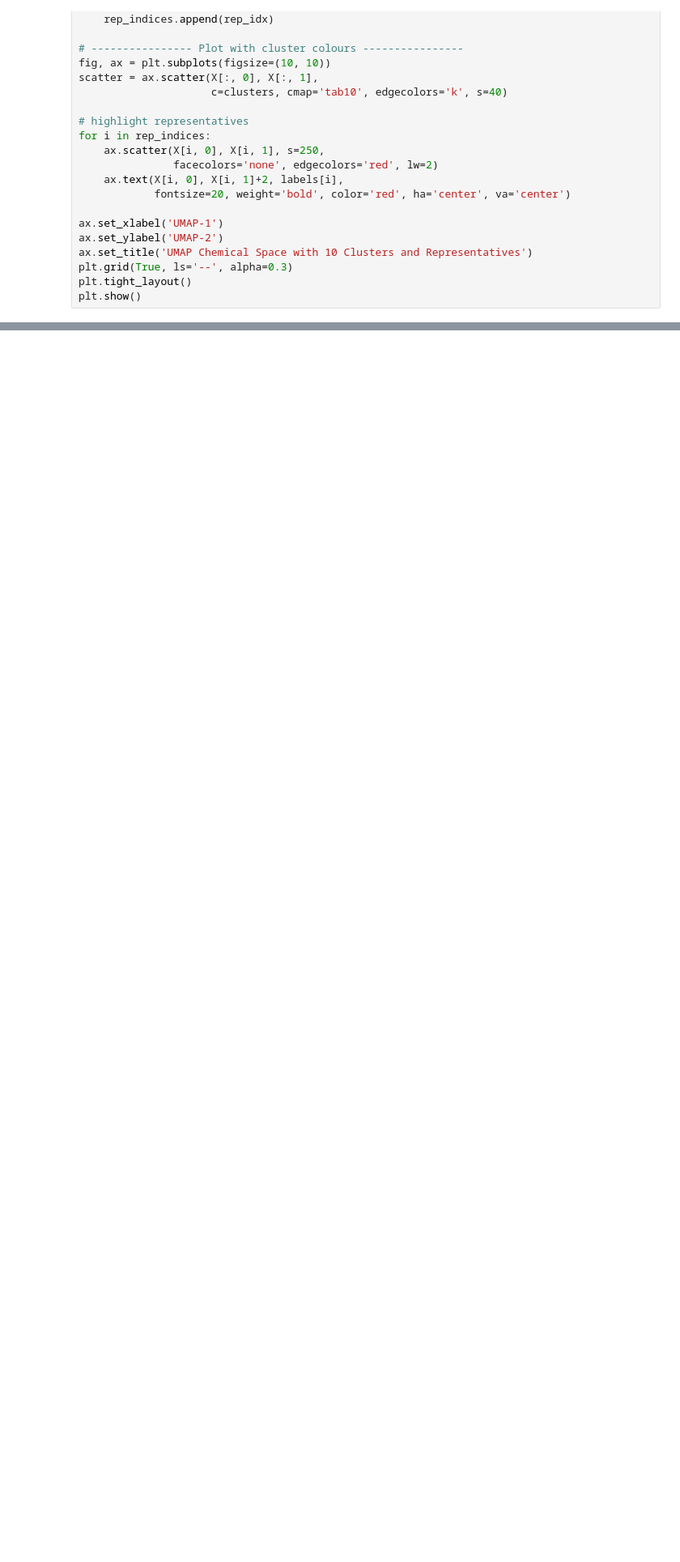
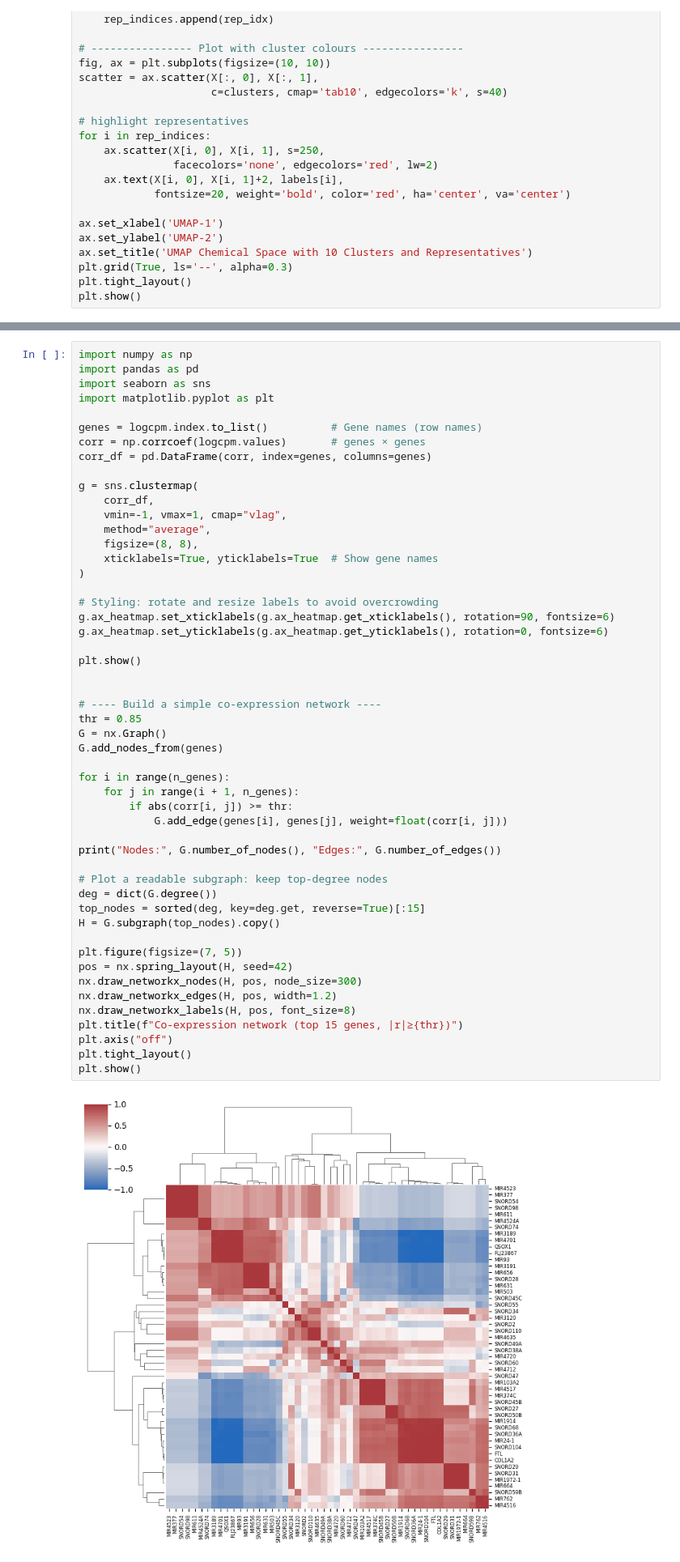
Before and after one commit to AI-HPC-Research-Team/AI-Basics, a Jupyter notebook: 10 Visualization/visualization.ipynb, the cells around one changed output, grey strips where cells are left out. Shown at 81% size. Cells and saved outputs as stored; diff of their text form; blank space fills up the shorter version.

```diff
--- a/10 Visualization/visualization.ipynb
+++ b/10 Visualization/visualization.ipynb
@@ -369,0 +650,53 @@ plt.show()
+# %%
+import numpy as np
+import pandas as pd
+import seaborn as sns
+import matplotlib.pyplot as plt
+
+genes = logcpm.index.to_list()          # Gene names (row names)
+corr = np.corrcoef(logcpm.values)       # genes × genes
+corr_df = pd.DataFrame(corr, index=genes, columns=genes)
+
+g = sns.clustermap(
+    corr_df,
+    vmin=-1, vmax=1, cmap="vlag",
+    method="average",
+    figsize=(8, 8),
+    xticklabels=True, yticklabels=True  # Show gene names
+)
+
+# Styling: rotate and resize labels to avoid overcrowding
+g.ax_heatmap.set_xticklabels(g.ax_heatmap.get_xticklabels(), rotation=90, fontsize=6)
+g.ax_heatmap.set_yticklabels(g.ax_heatmap.get_yticklabels(), rotation=0, fontsize=6)
+
+plt.show()
+
+
+# ---- Build a simple co-expression network ----
+thr = 0.85
+G = nx.Graph()
+G.add_nodes_from(genes)
+
+for i in range(n_genes):
+    for j in range(i + 1, n_genes):
+        if abs(corr[i, j]) >= thr:
+            G.add_edge(genes[i], genes[j], weight=float(corr[i, j]))
+
+print("Nodes:", G.number_of_nodes(), "Edges:", G.number_of_edges())
+
+# Plot a readable subgraph: keep top-degree nodes
+deg = dict(G.degree())
+top_nodes = sorted(deg, key=deg.get, reverse=True)[:15]
+H = G.subgraph(top_nodes).copy()
+
+plt.figure(figsize=(7, 5))
+pos = nx.spring_layout(H, seed=42)
+nx.draw_networkx_nodes(H, pos, node_size=300)
+nx.draw_networkx_edges(H, pos, width=1.2)
+nx.draw_networkx_labels(H, pos, font_size=8)
+plt.title(f"Co-expression network (top 15 genes, |r|≥{thr})")
+plt.axis("off")
+plt.tight_layout()
+plt.show()
+# %% [output]
+[figure, added]
```
Also changed, not shown: parts of 18 cells of this notebook.
